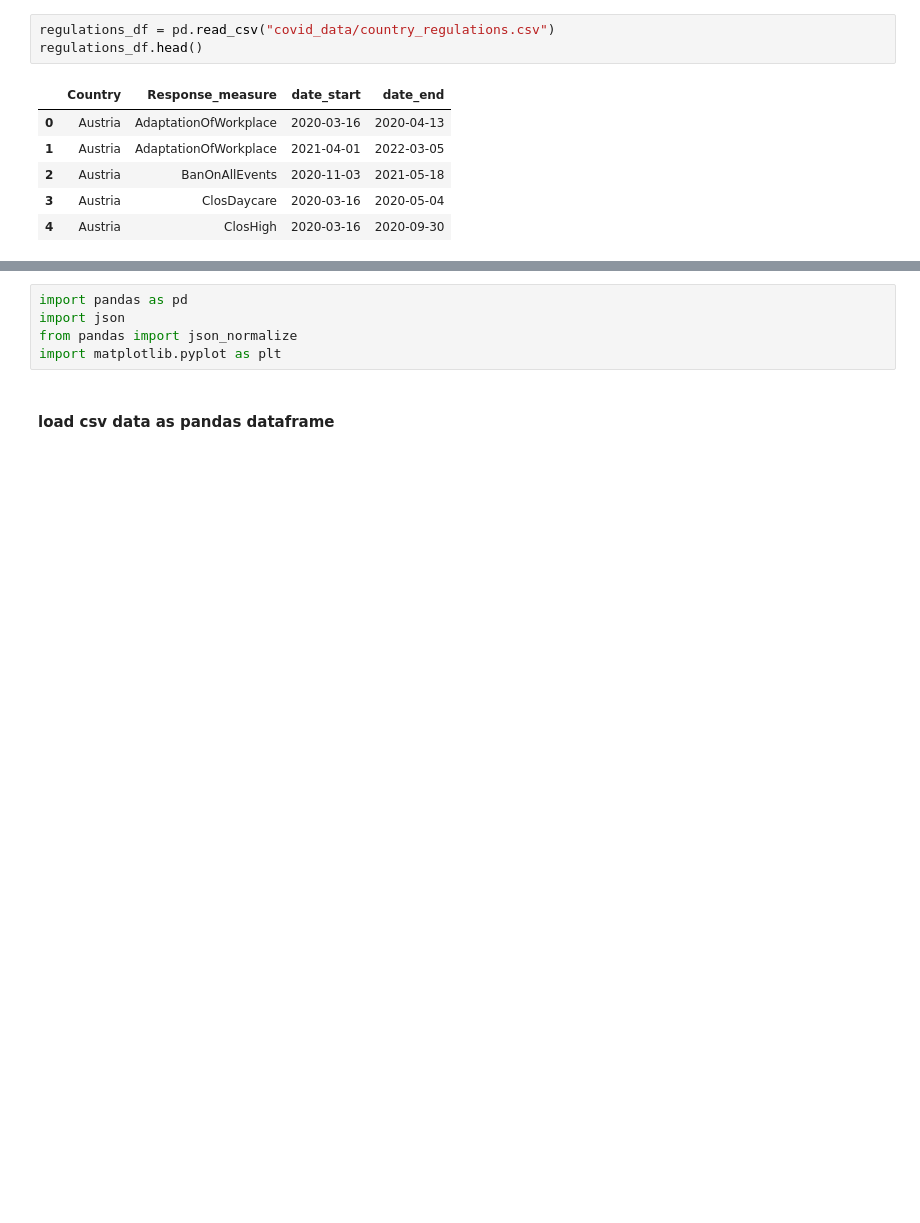
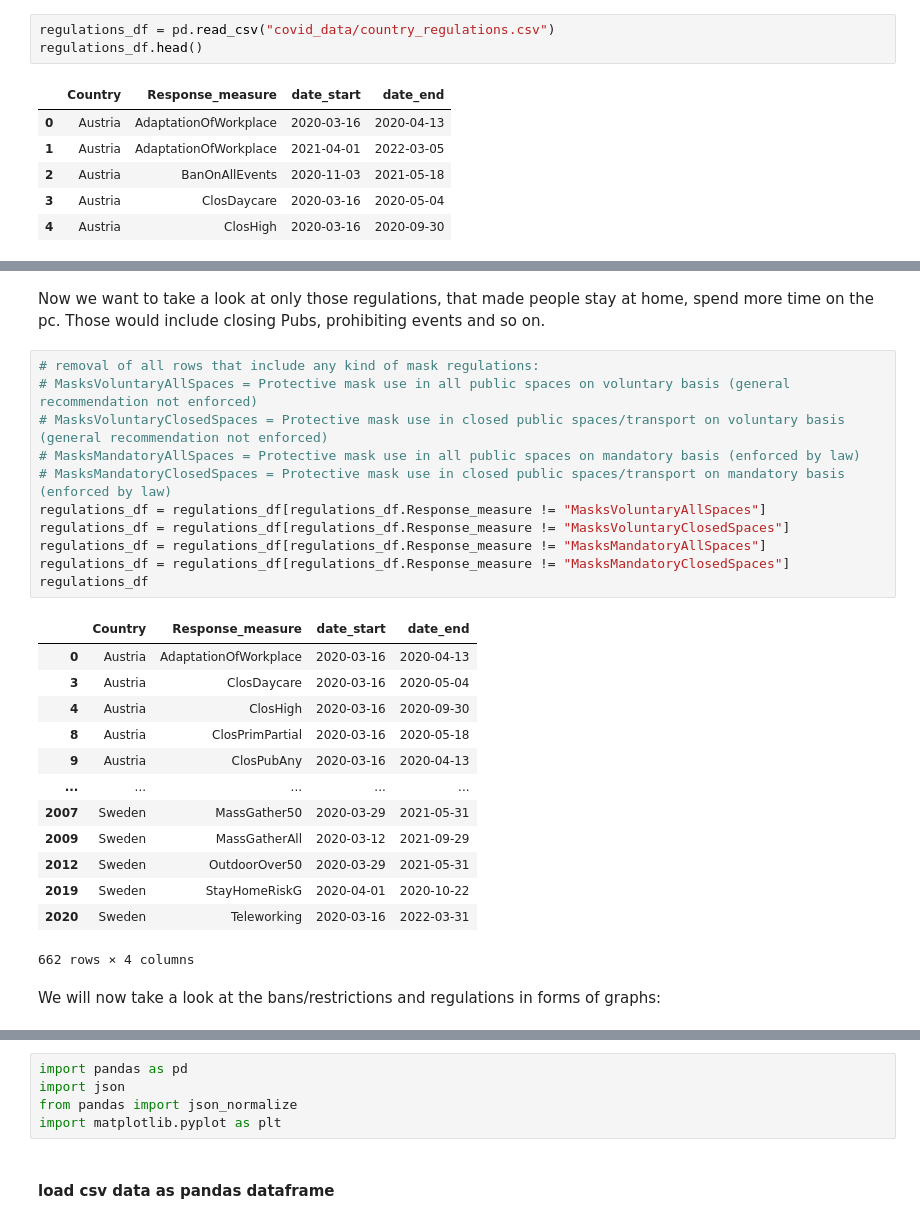
Before and after one commit to kiubb02/BigData_LoL, a Jupyter notebook: main.ipynb, the cells around one changed output, grey strips where cells are left out. Saved outputs shown, nothing was run; the diff lists cells and outputs as text; blank space fills up the shorter version.

```diff
--- a/main.ipynb
+++ b/main.ipynb
@@ -315,0 +456,29 @@ Since we have the covid 19 numbers , as well as the incoming player counts per g
+# %% [markdown]
+Now we want to take a look at only those regulations, that made people stay at home, spend more time on the pc. Those would include closing Pubs, prohibiting events and so on.
+# %%
+# removal of all rows that include any kind of mask regulations:
+# MasksVoluntaryAllSpaces = Protective mask use in all public spaces on voluntary basis (general recommendation not enforced)
+# MasksVoluntaryClosedSpaces = Protective mask use in closed public spaces/transport on voluntary basis (general recommendation not enforced)
+# MasksMandatoryAllSpaces = Protective mask use in all public spaces on mandatory basis (enforced by law)
+# MasksMandatoryClosedSpaces = Protective mask use in closed public spaces/transport on mandatory basis (enforced by law)
+regulations_df = regulations_df[regulations_df.Response_measure != "MasksVoluntaryAllSpaces"]
+regulations_df = regulations_df[regulations_df.Response_measure != "MasksVoluntaryClosedSpaces"]
+regulations_df = regulations_df[regulations_df.Response_measure != "MasksMandatoryAllSpaces"]
+regulations_df = regulations_df[regulations_df.Response_measure != "MasksMandatoryClosedSpaces"]
+regulations_df
+# %% [output]
+|  | Country | Response_measure | date_start | date_end |
+| 0 | Austria | AdaptationOfWorkplace | 2020-03-16 | 2020-04-13 |
+| 3 | Austria | ClosDaycare | 2020-03-16 | 2020-05-04 |
+| 4 | Austria | ClosHigh | 2020-03-16 | 2020-09-30 |
+| 8 | Austria | ClosPrimPartial | 2020-03-16 | 2020-05-18 |
+| 9 | Austria | ClosPubAny | 2020-03-16 | 2020-04-13 |
+| ... | ... | ... | ... | ... |
+| 2007 | Sweden | MassGather50 | 2020-03-29 | 2021-05-31 |
+| 2009 | Sweden | MassGatherAll | 2020-03-12 | 2021-09-29 |
+| 2012 | Sweden | OutdoorOver50 | 2020-03-29 | 2021-05-31 |
+| 2019 | Sweden | StayHomeRiskG | 2020-04-01 | 2020-10-22 |
+| 2020 | Sweden | Teleworking | 2020-03-16 | 2022-03-31 |
+662 rows × 4 columns
+# %% [markdown]
+We will now take a look at the bans/restrictions and regulations in forms of graphs:
```
Also changed, not shown: parts of 30 cells of this notebook.
